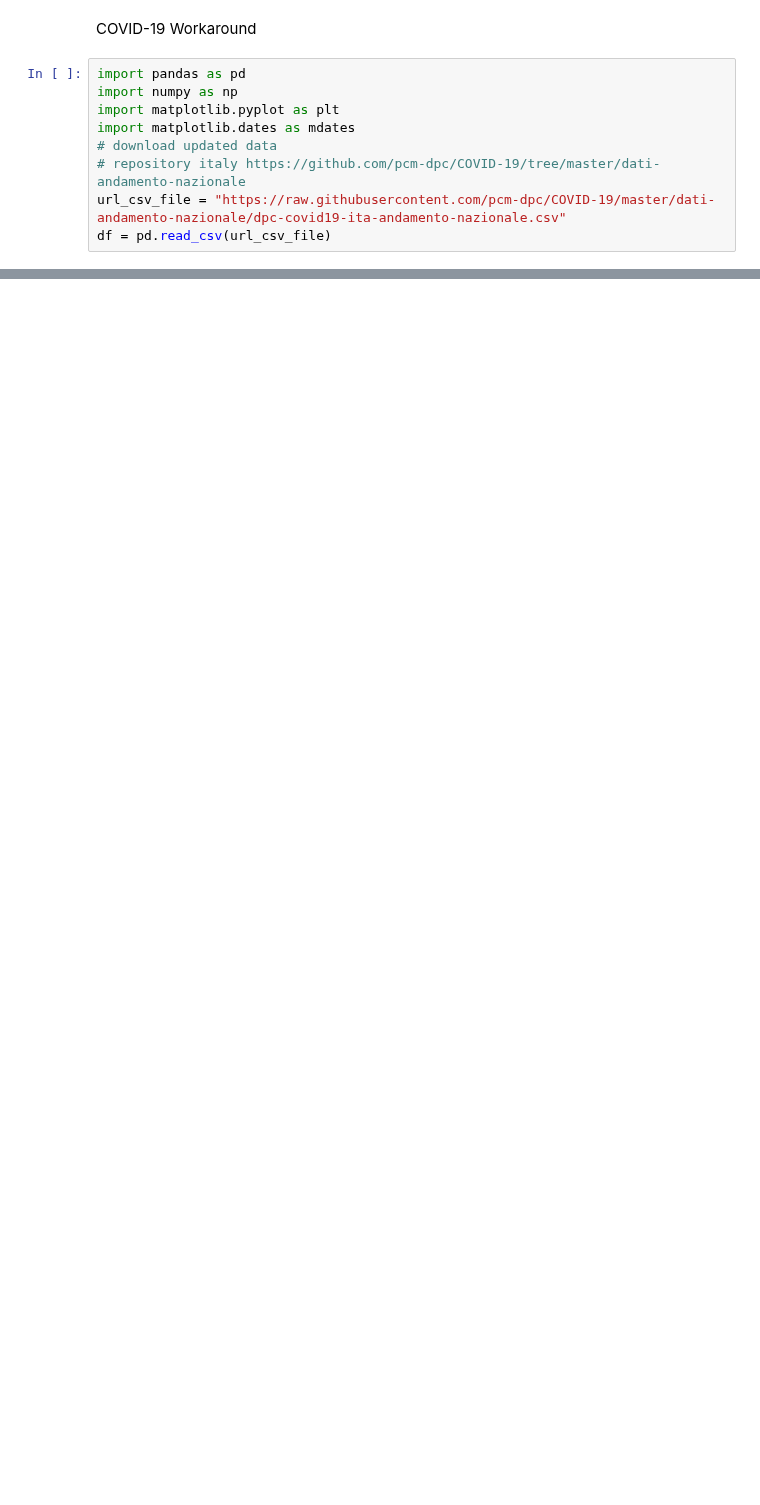
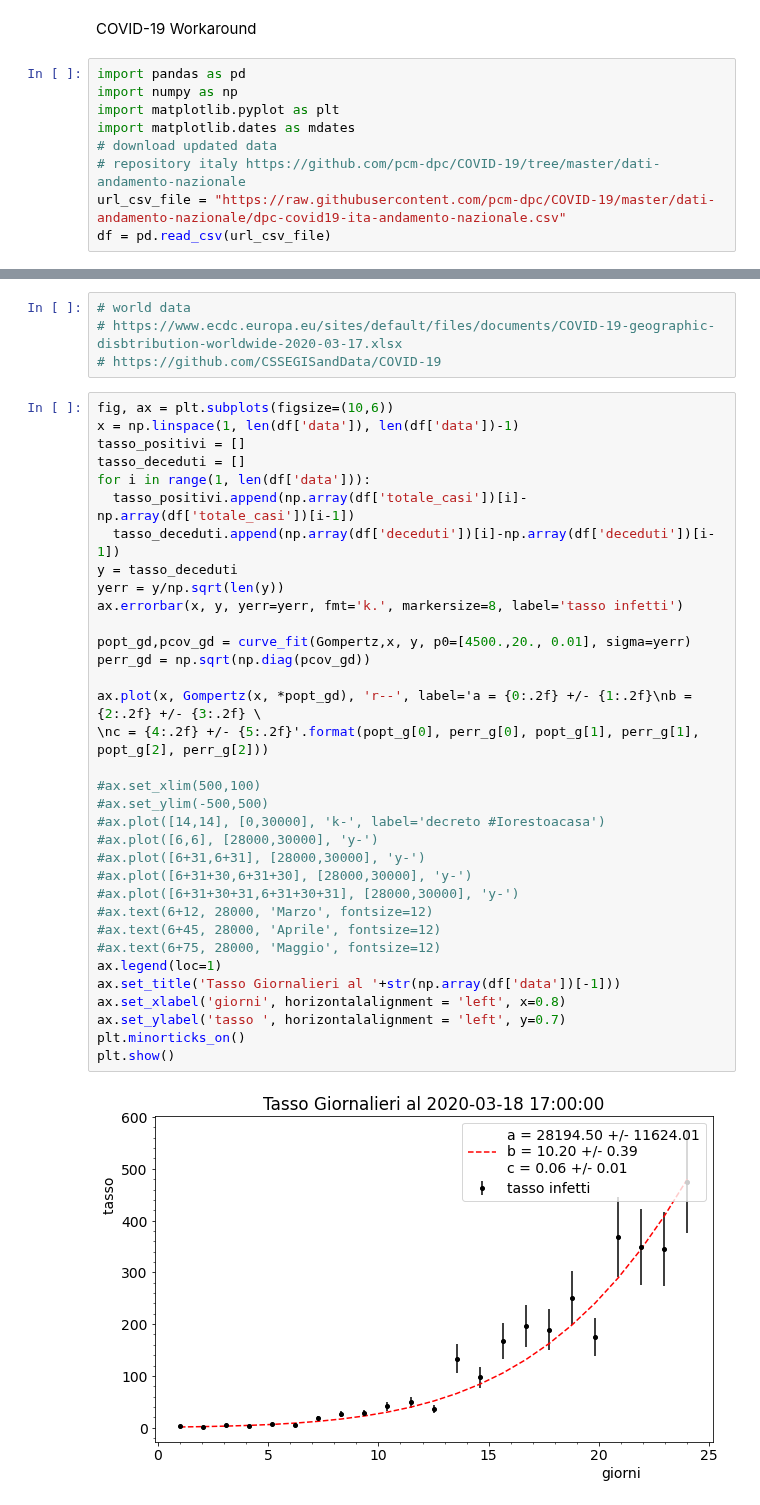
Before and after one commit to lorenzopaolucci/studenti, a Jupyter notebook: covid19.ipynb, the cells around one changed output, grey strips where cells are left out. Drawn from its saved outputs; the diff is of its cells as text; blank space fills up the shorter version.

```diff
--- a/covid19.ipynb
+++ b/covid19.ipynb
@@ -108,0 +191,40 @@ plt.show()
+# %%
+# world data
+# https://www.ecdc.europa.eu/sites/default/files/documents/COVID-19-geographic-disbtribution-worldwide-2020-03-17.xlsx
+# https://github.com/CSSEGISandData/COVID-19
+# %%
+fig, ax = plt.subplots(figsize=(10,6))
+x = np.linspace(1, len(df['data']), len(df['data'])-1)
+tasso_positivi = []
+tasso_deceduti = []
+for i in range(1, len(df['data'])):
+  tasso_positivi.append(np.array(df['totale_casi'])[i]-np.array(df['totale_casi'])[i-1])
+  tasso_deceduti.append(np.array(df['deceduti'])[i]-np.array(df['deceduti'])[i-1])
+y = tasso_deceduti
+yerr = y/np.sqrt(len(y))
+ax.errorbar(x, y, yerr=yerr, fmt='k.', markersize=8, label='tasso infetti')
+
+popt_gd,pcov_gd = curve_fit(Gompertz,x, y, p0=[4500.,20., 0.01], sigma=yerr)
+perr_gd = np.sqrt(np.diag(pcov_gd))
+
+ax.plot(x, Gompertz(x, *popt_gd), 'r--', label='a = {0:.2f} +/- {1:.2f}\nb = {2:.2f} +/- {3:.2f} \
+\nc = {4:.2f} +/- {5:.2f}'.format(popt_g[0], perr_g[0], popt_g[1], perr_g[1], popt_g[2], perr_g[2]))
+
+#ax.set_xlim(500,100)
+#ax.set_ylim(-500,500)
+#ax.plot([14,14], [0,30000], 'k-', label='decreto #Iorestoacasa')
+#ax.plot([6,6], [28000,30000], 'y-')
+#ax.plot([6+31,6+31], [28000,30000], 'y-')
+#ax.plot([6+31+30,6+31+30], [28000,30000], 'y-')
+#ax.plot([6+31+30+31,6+31+30+31], [28000,30000], 'y-')
+#ax.text(6+12, 28000, 'Marzo', fontsize=12)
+#ax.text(6+45, 28000, 'Aprile', fontsize=12)
+#ax.text(6+75, 28000, 'Maggio', fontsize=12)
+ax.legend(loc=1)
+ax.set_title('Tasso Giornalieri al '+str(np.array(df['data'])[-1]))
+ax.set_xlabel('giorni', horizontalalignment = 'left', x=0.8)
+ax.set_ylabel('tasso ', horizontalalignment = 'left', y=0.7)
+plt.minorticks_on()
+plt.show()
+# %% [output]
+[figure, added]
```
Also changed, not shown: parts of 14 cells of this notebook.
